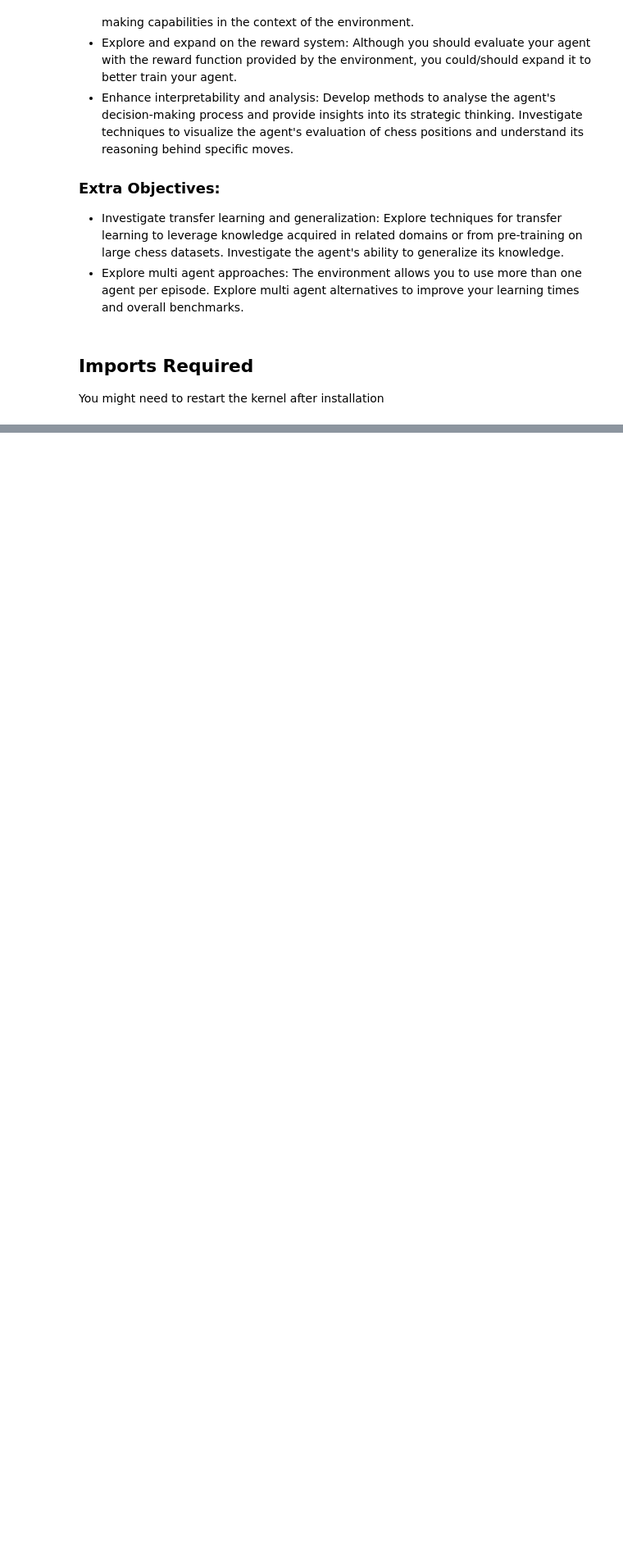
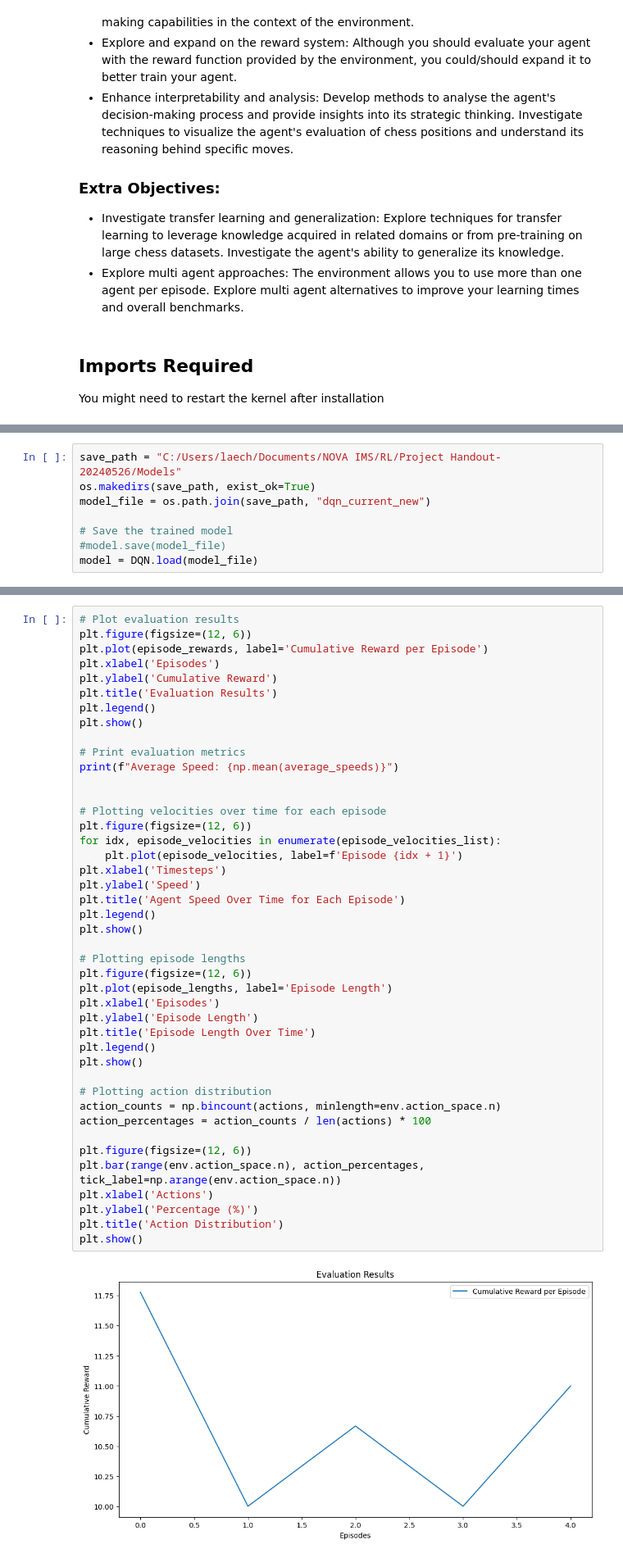
Before and after one commit to ontenkutsenko/RL_Autonomous_Driving, a Jupyter notebook: RL Project.ipynb, the cells around one changed output, grey strips where cells are left out. Shown at 82% size. Drawn from its saved outputs; the diff is of its cells as text; blank space fills up the shorter version.

```diff
--- a/RL Project.ipynb
+++ b/RL Project.ipynb
@@ -776,0 +209,8 @@ Algorithm Used:
+# %%
+save_path = "C:/Users/laech/Documents/NOVA IMS/RL/Project Handout-20240526/Models"
+os.makedirs(save_path, exist_ok=True)
+model_file = os.path.join(save_path, "dqn_current_new")
+
+# Save the trained model
+#model.save(model_file)
+model = DQN.load(model_file)
@@ -776,0 +296,45 @@ Algorithm Used:
+# %%
+# Plot evaluation results
+plt.figure(figsize=(12, 6))
+plt.plot(episode_rewards, label='Cumulative Reward per Episode')
+plt.xlabel('Episodes')
+plt.ylabel('Cumulative Reward')
+plt.title('Evaluation Results')
+plt.legend()
+plt.show()
+
+# Print evaluation metrics
+print(f"Average Speed: {np.mean(average_speeds)}")
+
+
+# Plotting velocities over time for each episode
+plt.figure(figsize=(12, 6))
+for idx, episode_velocities in enumerate(episode_velocities_list):
+    plt.plot(episode_velocities, label=f'Episode {idx + 1}')
+plt.xlabel('Timesteps')
+plt.ylabel('Speed')
+plt.title('Agent Speed Over Time for Each Episode')
+plt.legend()
+plt.show()
+
+# Plotting episode lengths
+plt.figure(figsize=(12, 6))
+plt.plot(episode_lengths, label='Episode Length')
+plt.xlabel('Episodes')
+plt.ylabel('Episode Length')
+plt.title('Episode Length Over Time')
+plt.legend()
+plt.show()
+
+# Plotting action distribution
+action_counts = np.bincount(actions, minlength=env.action_space.n)
+action_percentages = action_counts / len(actions) * 100
+
+plt.figure(figsize=(12, 6))
+plt.bar(range(env.action_space.n), action_percentages, tick_label=np.arange(env.action_space.n))
+plt.xlabel('Actions')
+plt.ylabel('Percentage (%)')
+plt.title('Action Distribution')
+plt.show()
+# %% [output]
+[figure, added]
```
Also changed, not shown: parts of 77 cells of this notebook, 10 other files.
